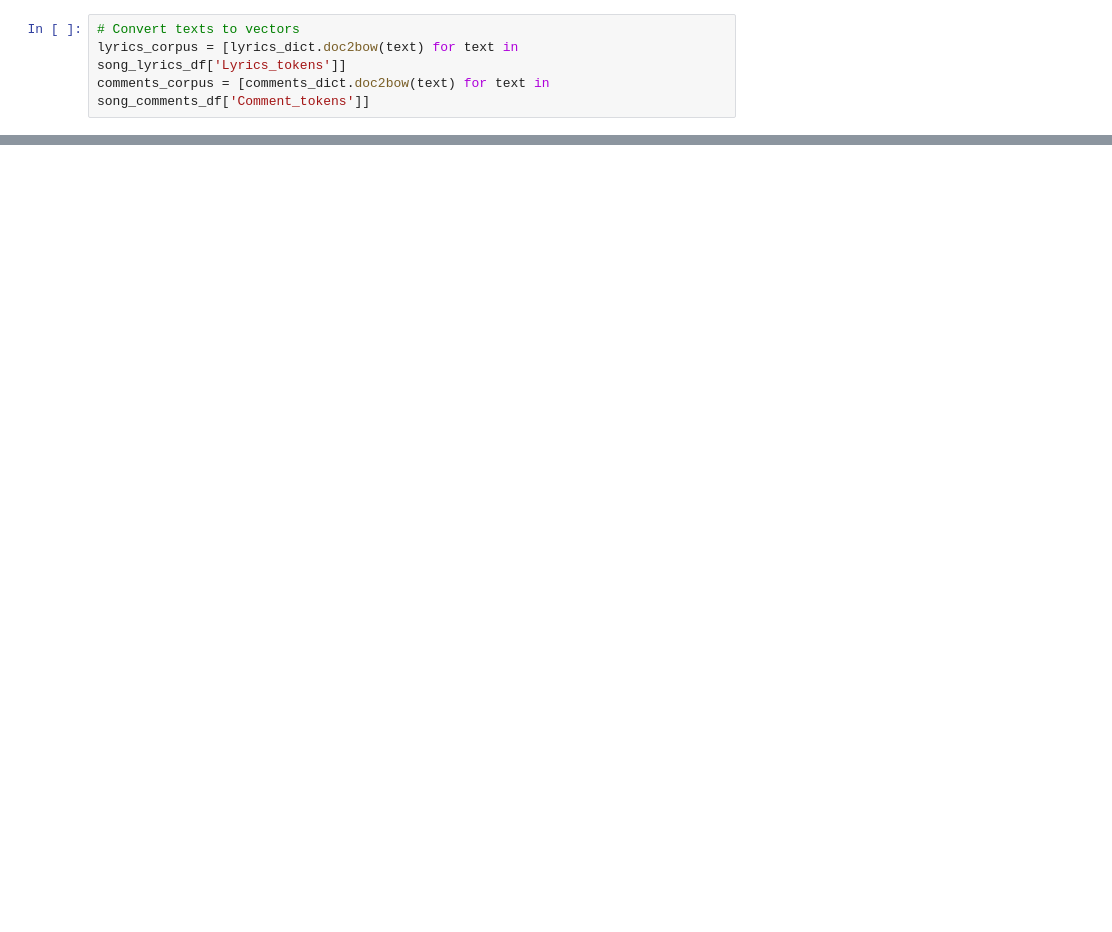
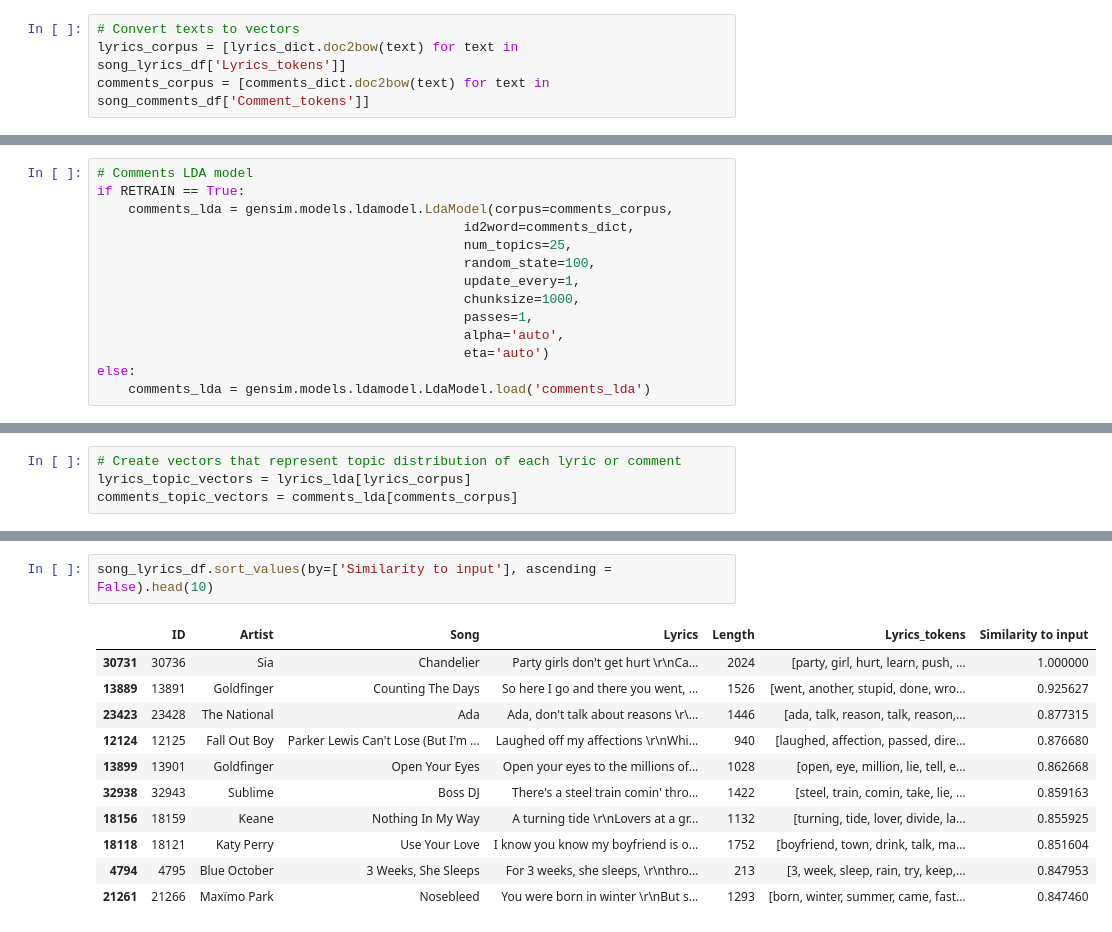
Before and after one commit to sq2141/Music-recommendation-engine, a Jupyter notebook: song_meanings_nb.ipynb, the cells around one changed output, grey strips where cells are left out. Drawn from its saved outputs; the diff is of its cells as text; blank space fills up the shorter version.

```diff
--- a/song_meanings_nb.ipynb
+++ b/song_meanings_nb.ipynb
@@ -557,0 +600,14 @@ comments_corpus_tfidf = comments_tfidf[comments_corpus]
+# %%
+# Comments LDA model
+if RETRAIN == True:
+    comments_lda = gensim.models.ldamodel.LdaModel(corpus=comments_corpus,
+                                               id2word=comments_dict,
+                                               num_topics=25,
+                                               random_state=100,
+                                               update_every=1,
+                                               chunksize=1000,
+                                               passes=1,
+                                               alpha='auto',
+                                               eta='auto')
+else:
+    comments_lda = gensim.models.ldamodel.LdaModel.load('comments_lda')
@@ -557,0 +648,4 @@ comments_corpus_tfidf = comments_tfidf[comments_corpus]
+# %%
+# Create vectors that represent topic distribution of each lyric or comment
+lyrics_topic_vectors = lyrics_lda[lyrics_corpus]
+comments_topic_vectors = comments_lda[comments_corpus]
@@ -557,0 +682,14 @@ comments_corpus_tfidf = comments_tfidf[comments_corpus]
+# %%
+song_lyrics_df.sort_values(by=['Similarity to input'], ascending = False).head(10)
+# %% [output]
+|  | ID | Artist | Song | Lyrics | Length | Lyrics_tokens | Similarity to input |
+| 30731 | 30736 | Sia | Chandelier | Party girls don't get hurt \r\nCa... | 2024 | [party, girl, hurt, learn, push, ... | 1.000000 |
+| 13889 | 13891 | Goldfinger | Counting The Days | So here I go and there you went, ... | 1526 | [went, another, stupid, done, wro... | 0.925627 |
+| 23423 | 23428 | The National | Ada | Ada, don't talk about reasons \r\... | 1446 | [ada, talk, reason, talk, reason,... | 0.877315 |
+| 12124 | 12125 | Fall Out Boy | Parker Lewis Can't Lose (But I'm ... | Laughed off my affections \r\nWhi... | 940 | [laughed, affection, passed, dire... | 0.876680 |
+| 13899 | 13901 | Goldfinger | Open Your Eyes | Open your eyes to the millions of... | 1028 | [open, eye, million, lie, tell, e... | 0.862668 |
+| 32938 | 32943 | Sublime | Boss DJ | There's a steel train comin' thro... | 1422 | [steel, train, comin, take, lie, ... | 0.859163 |
+| 18156 | 18159 | Keane | Nothing In My Way | A turning tide \r\nLovers at a gr... | 1132 | [turning, tide, lover, divide, la... | 0.855925 |
+| 18118 | 18121 | Katy Perry | Use Your Love | I know you know my boyfriend is o... | 1752 | [boyfriend, town, drink, talk, ma... | 0.851604 |
+| 4794 | 4795 | Blue October | 3 Weeks, She Sleeps | For 3 weeks, she sleeps, \r\nthro... | 213 | [3, week, sleep, rain, try, keep,... | 0.847953 |
+| 21261 | 21266 | Maxïmo Park | Nosebleed | You were born in winter \r\nBut s... | 1293 | [born, winter, summer, came, fast... | 0.847460 |
```
Also changed, not shown: parts of 49 cells of this notebook, 8 other files.
